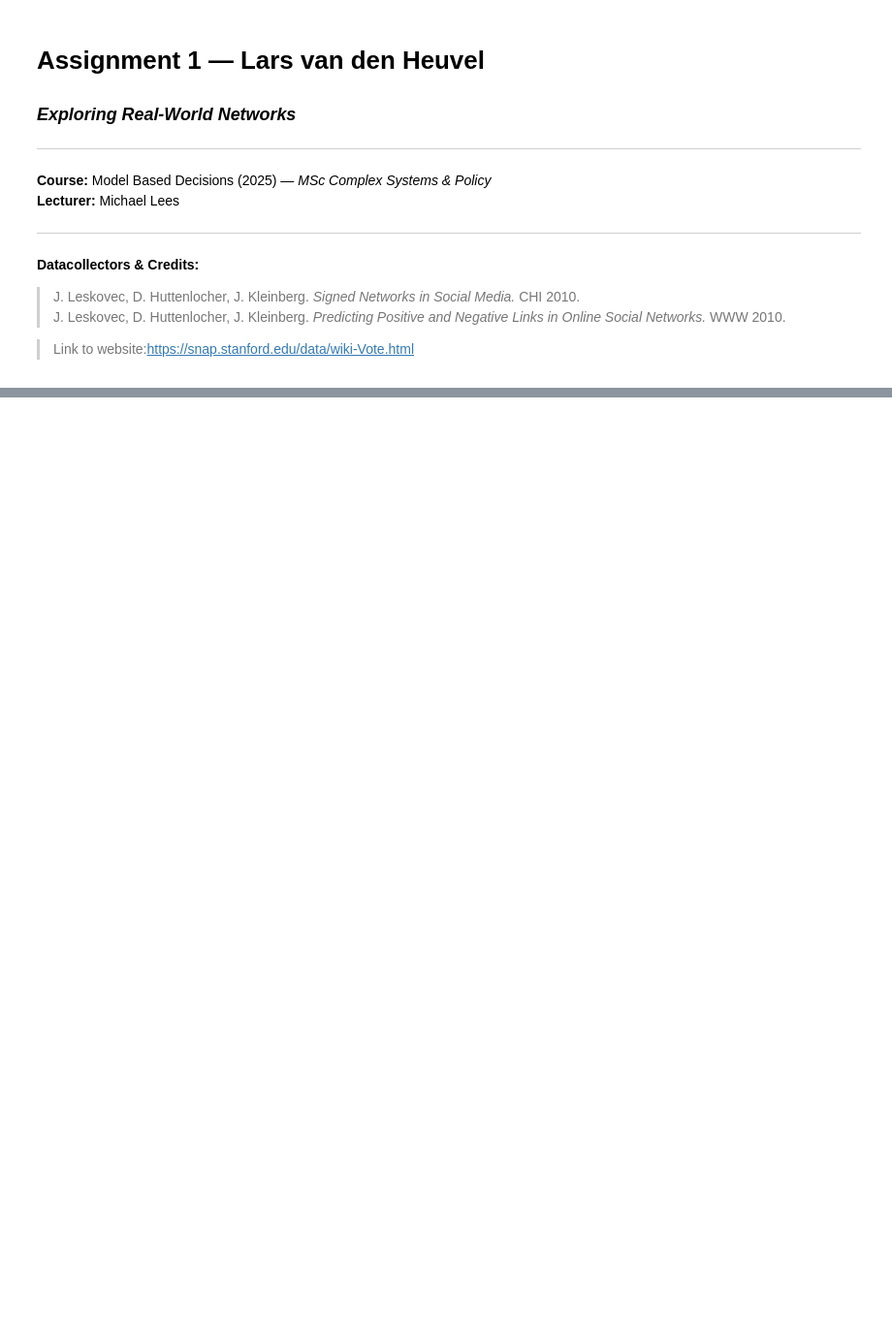
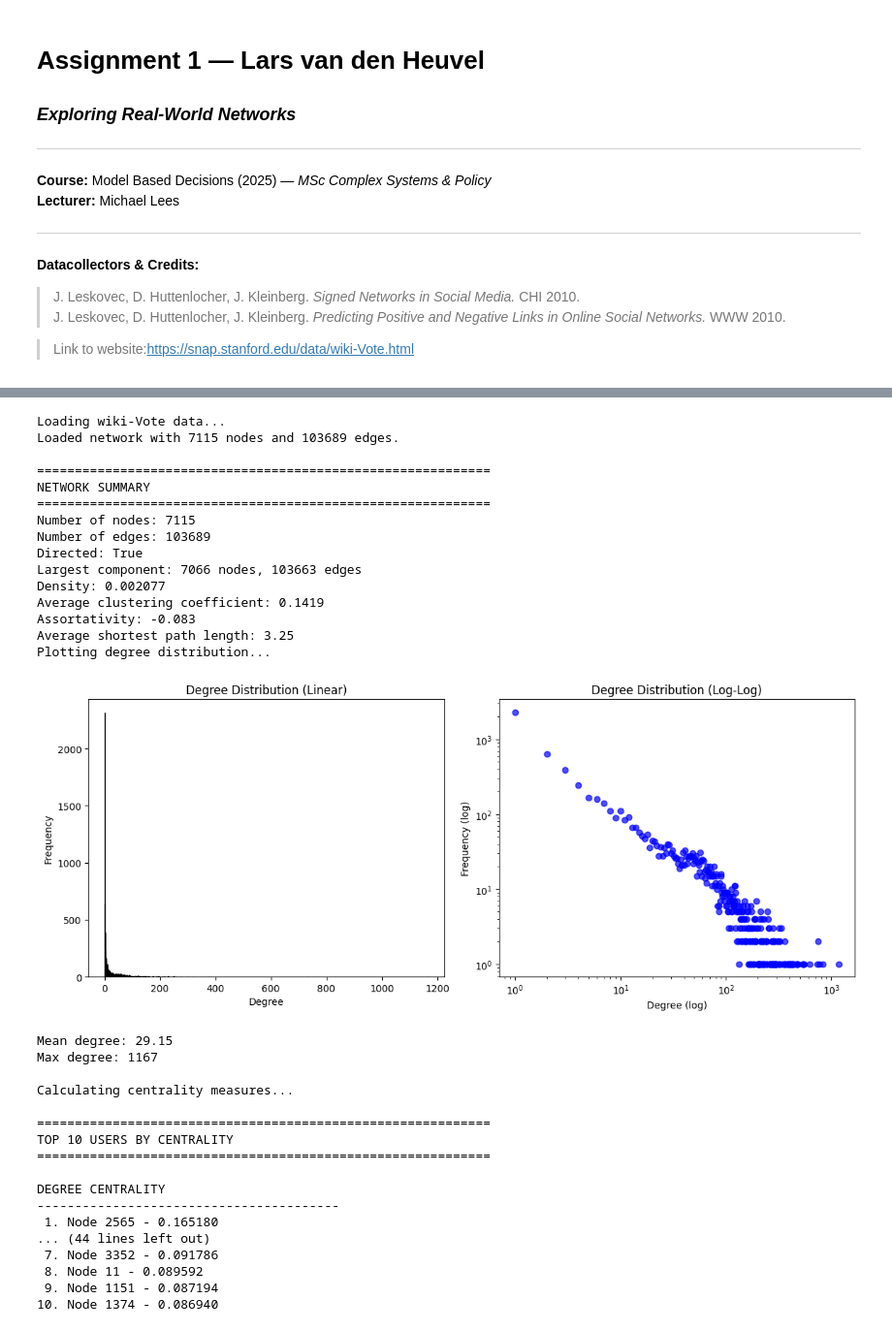
Before and after one commit to LarsYrjan/MBDM, a Jupyter notebook: Week 2 - Networks/Assignment_1_Lars.ipynb, the cells around one changed output, grey strips where cells are left out. Shown at 97% size. Drawn from its saved outputs; the diff is of its cells as text; code cells hidden in the pictures; blank space fills up the shorter version.

```diff
--- a/Week 2 - Networks/Assignment_1_Lars.ipynb
+++ b/Week 2 - Networks/Assignment_1_Lars.ipynb
@@ -111,0 +66,27 @@ Name: count, dtype: int64
+# %%
+# -------------------------------------------------------------
+# Degree distribution
+# -------------------------------------------------------------
+def plot_degree_distribution(G):
+    print("Plotting degree distribution...")
+    degrees = [G.degree(n) for n in G.nodes()]
+    degree_counts = Counter(degrees)
+
+    plt.figure(figsize=(12,5))
+    plt.subplot(1,2,1)
+    plt.bar(degree_counts.keys(), degree_counts.values(), color='skyblue', edgecolor='black')
+    plt.xlabel("Degree")
+    plt.ylabel("Frequency")
+    plt.title("Degree Distribution (Linear)")
+
+    plt.subplot(1,2,2)
+    plt.loglog(list(degree_counts.keys()), list(degree_counts.values()), 'bo', alpha=0.7)
+    plt.xlabel("Degree (log)")
+    plt.ylabel("Frequency (log)")
+    plt.title("Degree Distribution (Log-Log)")
+
+    plt.tight_layout()
+    plt.show()
+
+    print(f"Mean degree: {np.mean(degrees):.2f}")
+    print(f"Max degree: {max(degrees)}")
@@ -111,0 +128,48 @@ Name: count, dtype: int64
+# %%
+# -------------------------------------------------------------
+# Main workflow
+# -------------------------------------------------------------
+def main():
+    file = "C:/Users/lars_/MBDM/Week 2 - Networks/datasets/wiki-Vote.txt.gz"
+    G = load_wikivote_data(file)
+    network_summary(G)
+    plot_degree_distribution(G)
+    centr = calculate_centrality_measures(G)
+    display_top_nodes(centr)
+
+if __name__ == "__main__":
+    main()
+# %% [output]
+Loading wiki-Vote data...
+Loaded network with 7115 nodes and 103689 edges.
+
+============================================================
+NETWORK SUMMARY
+============================================================
+Number of nodes: 7115
+Number of edges: 103689
+Directed: True
+Largest component: 7066 nodes, 103663 edges
+Density: 0.002077
+Average clustering coefficient: 0.1419
+Assortativity: -0.083
+Average shortest path length: 3.25
+Plotting degree distribution...
+[figure, added]
+Mean degree: 29.15
+Max degree: 1167
+
+Calculating centrality measures...
+
+============================================================
+TOP 10 USERS BY CENTRALITY
+============================================================
+
+DEGREE CENTRALITY
+----------------------------------------
+ 1. Node 2565 - 0.165180
+... (44 lines left out)
+ 7. Node 3352 - 0.091786
+ 8. Node 11 - 0.089592
+ 9. Node 1151 - 0.087194
+10. Node 1374 - 0.086940
```
Also changed, not shown: parts of 12 cells of this notebook.
